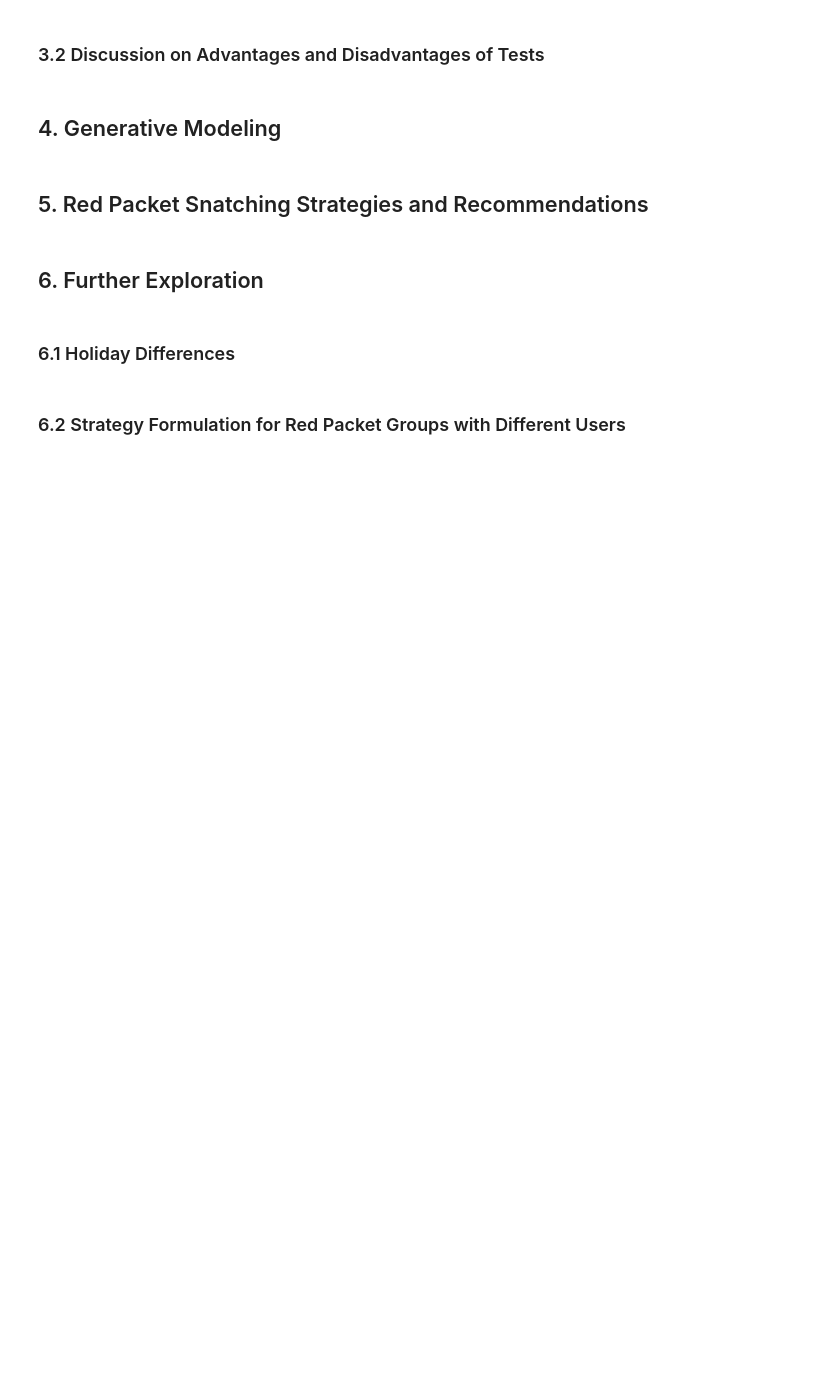
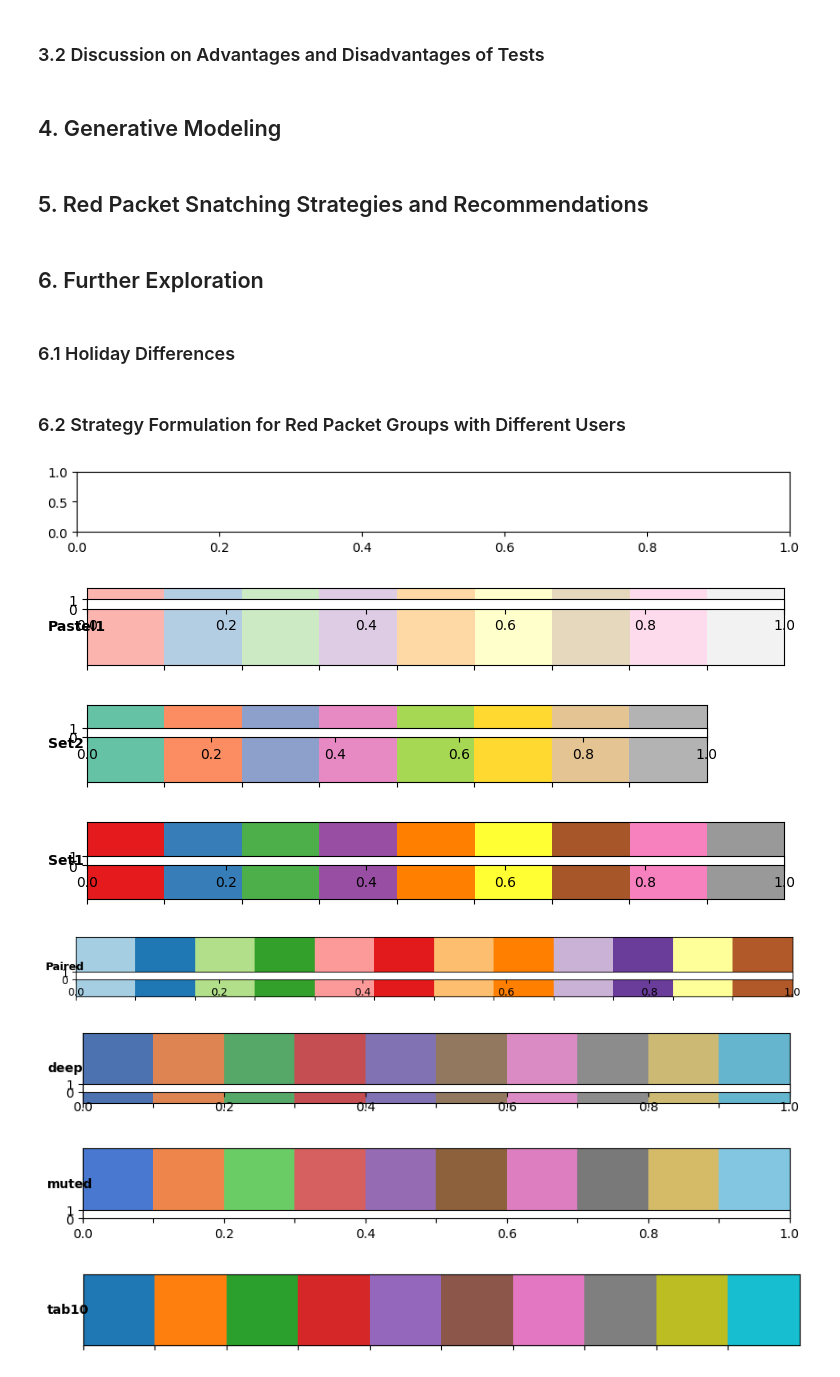
Before and after one commit to Dan-dlp/SI140A.01-Project3, a Jupyter notebook: report/report.ipynb, the cells around one changed output. Saved outputs shown, nothing was run; the diff lists cells and outputs as text; code cells hidden in the pictures; blank space fills up the shorter version.

```diff
--- a/report/report.ipynb
+++ b/report/report.ipynb
@@ -58,3 +58,26 @@ We collected empirical data from WeChat Red Envelope scenarios, including the sc
 ### 6.1 Holiday Differences
 # %% [markdown]
 ### 6.2 Strategy Formulation for Red Packet Groups with Different Users
+# %%
+import seaborn as sns
+import matplotlib.pyplot as plt
+
+# 把你想看的配色名字放进这个列表
+palettes = ["Pastel1", "Set2", "Set1", "Paired", "deep", "muted", "tab10"]
+
+plt.figure(figsize=(10, len(palettes)))
+for i, p in enumerate(palettes):
+    plt.subplot(len(palettes), 1, i+1)
+    sns.palplot(sns.color_palette(p))
+    plt.text(-1, 0, p, fontweight='bold', va='center')
+
+plt.show()
+# %% [output]
+[figure, added]
+[figure, added]
+[figure, added]
+[figure, added]
+[figure, added]
+[figure, added]
+[figure, added]
+[figure, added]
```
Also changed, not shown: 1 other file.
